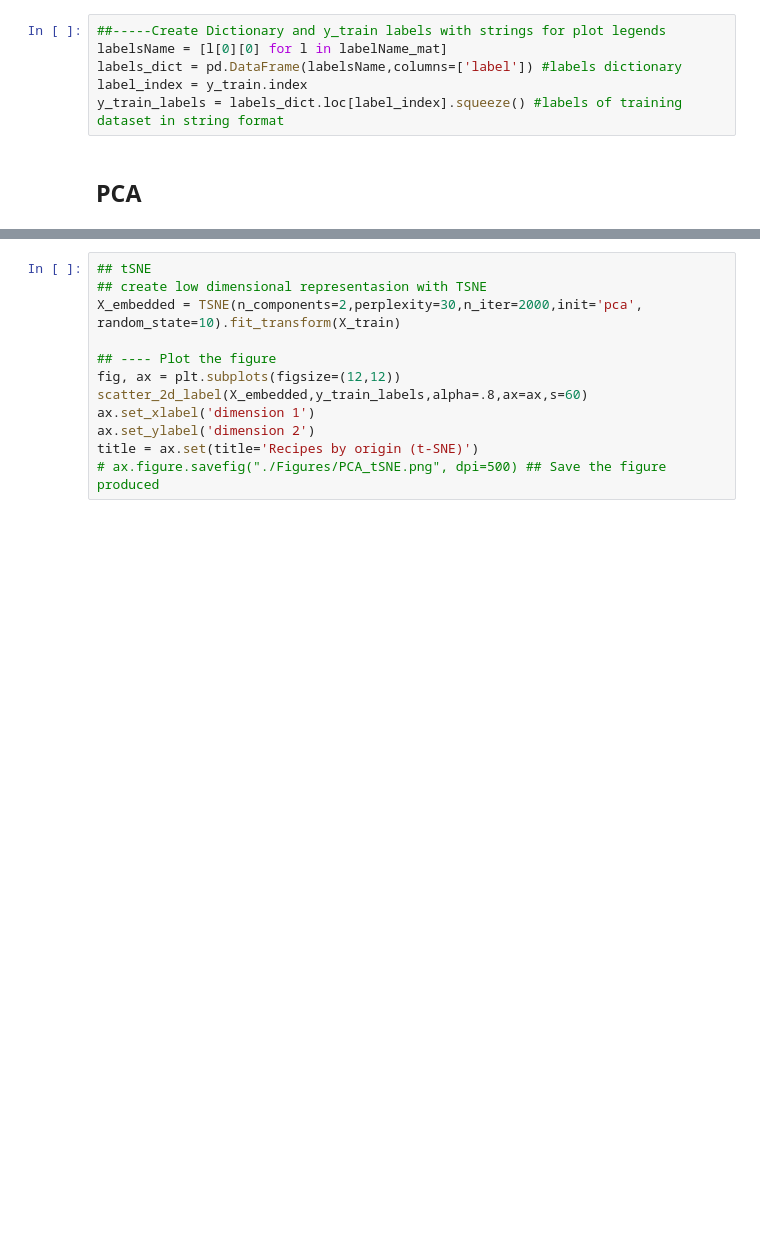
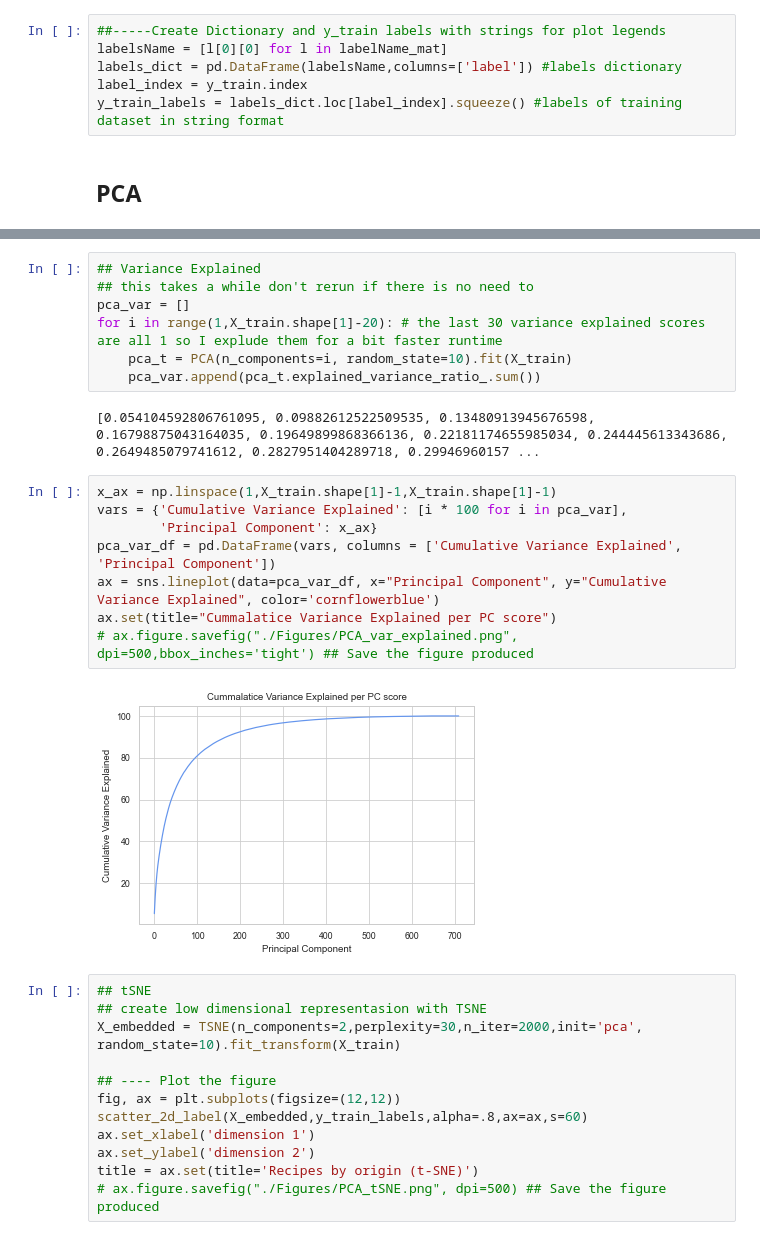
Before and after one commit to TedOiler/dme_gp, a Jupyter notebook: recipes/main.ipynb, the cells around one changed output, grey strips where cells are left out. Drawn from its saved outputs; the diff is of its cells as text; blank space fills up the shorter version.

Commit message:
variance explained from PCA diagram added

```diff
--- a/recipes/main.ipynb
+++ b/recipes/main.ipynb
@@ -260,3 +260,22 @@ plt.legend(loc='center left', bbox_to_anchor=[1.01, 1.], scatterpoints=3);
+# %%
+## Variance Explained
+## this takes a while don't rerun if there is no need to
+pca_var = []
+for i in range(1,X_train.shape[1]-20): # the last 30 variance explained scores are all 1 so I explude them for a bit faster runtime
+    pca_t = PCA(n_components=i, random_state=10).fit(X_train)
+    pca_var.append(pca_t.explained_variance_ratio_.sum())
+# %% [output]
+[0.054104592806761095, 0.09882612522509535, 0.13480913945676598, 0.16798875043164035, 0.19649899868366136, 0.22181174655985034, 0.244445613343686, 0.2649485079741612, 0.2827951404289718, 0.29946960157 ...
+# %%
+x_ax = np.linspace(1,X_train.shape[1]-1,X_train.shape[1]-1)
+vars = {'Cumulative Variance Explained': [i * 100 for i in pca_var],
+        'Principal Component': x_ax}
+pca_var_df = pd.DataFrame(vars, columns = ['Cumulative Variance Explained', 'Principal Component'])
+ax = sns.lineplot(data=pca_var_df, x="Principal Component", y="Cumulative Variance Explained", color='cornflowerblue')
+ax.set(title="Cummalatice Variance Explained per PC score")
+# ax.figure.savefig("./Figures/PCA_var_explained.png", dpi=500,bbox_inches='tight') ## Save the figure produced
+# %% [output]
+[figure, added]
 # %%
 ## tSNE
 ## create low dimensional representasion with TSNE
```
Also changed, not shown: parts of 2 cells of this notebook, 1 other file.
